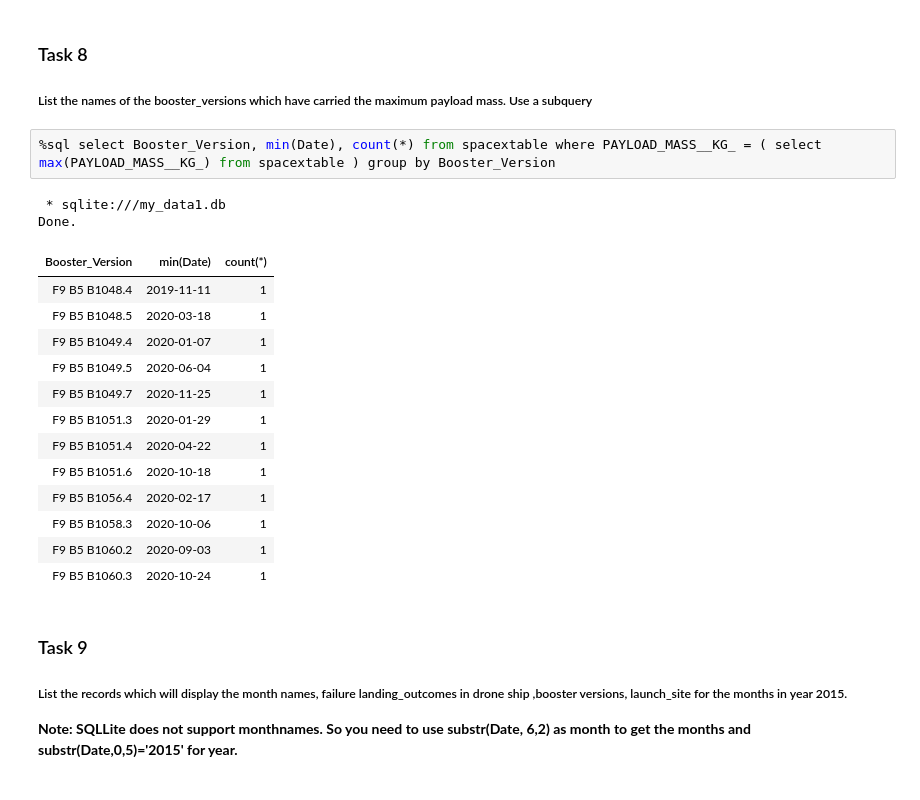
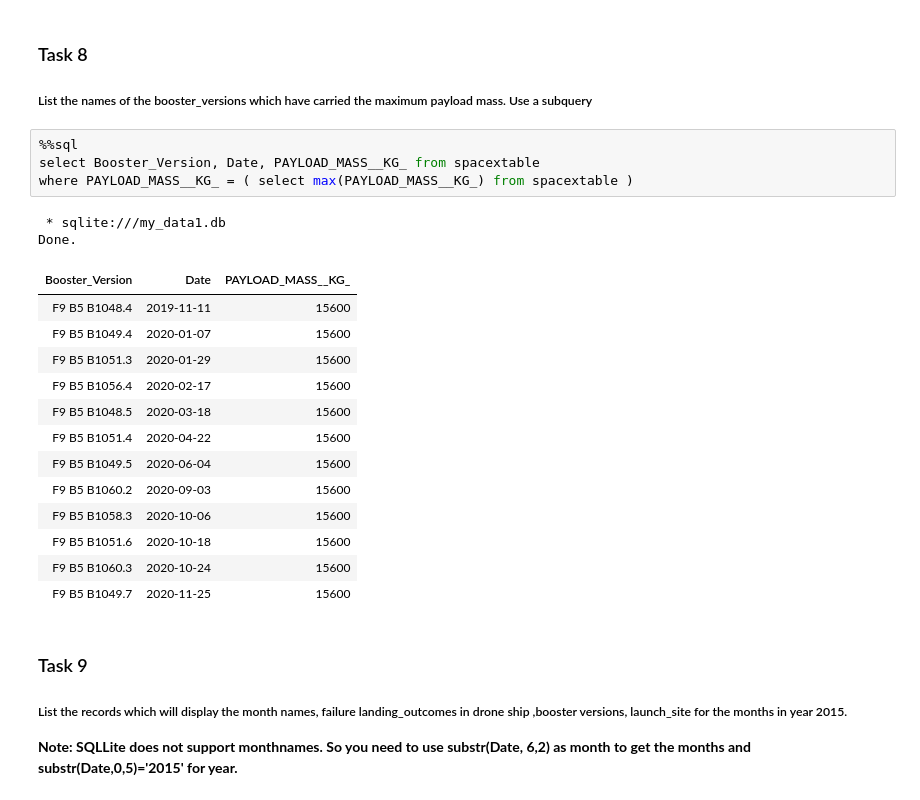
Before and after one commit to mjoppien/testrepo_coursera, a Jupyter notebook: jupyter-labs-eda-sql-coursera_sqllite__mj2.ipynb, the cells around one changed output. Saved outputs shown, nothing was run; the diff lists cells and outputs as text.

```diff
--- a/jupyter-labs-eda-sql-coursera_sqllite__mj2.ipynb
+++ b/jupyter-labs-eda-sql-coursera_sqllite__mj2.ipynb
@@ -243,23 +228,25 @@ Done.
 
 ##### List the   names of the booster_versions which have carried the maximum payload mass. Use a subquery
 # %%
-%sql select Booster_Version, min(Date), count(*) from spacextable where PAYLOAD_MASS__KG_ = ( select max(PAYLOAD_MASS__KG_) from spacextable ) group by Booster_Version
+%%sql
+select Booster_Version, Date, PAYLOAD_MASS__KG_ from spacextable
+where PAYLOAD_MASS__KG_ = ( select max(PAYLOAD_MASS__KG_) from spacextable )
 # %% [output]
  * sqlite:///my_data1.db
 Done.
-| Booster_Version | min(Date) | count(*) |
-| F9 B5 B1048.4 | 2019-11-11 | 1 |
-| F9 B5 B1048.5 | 2020-03-18 | 1 |
-| F9 B5 B1049.4 | 2020-01-07 | 1 |
-| F9 B5 B1049.5 | 2020-06-04 | 1 |
-| F9 B5 B1049.7 | 2020-11-25 | 1 |
-| F9 B5 B1051.3 | 2020-01-29 | 1 |
-| F9 B5 B1051.4 | 2020-04-22 | 1 |
-| F9 B5 B1051.6 | 2020-10-18 | 1 |
-| F9 B5 B1056.4 | 2020-02-17 | 1 |
-| F9 B5 B1058.3 | 2020-10-06 | 1 |
-| F9 B5 B1060.2 | 2020-09-03 | 1 |
-| F9 B5 B1060.3 | 2020-10-24 | 1 |
+| Booster_Version | Date | PAYLOAD_MASS__KG_ |
+| F9 B5 B1048.4 | 2019-11-11 | 15600 |
+| F9 B5 B1049.4 | 2020-01-07 | 15600 |
+| F9 B5 B1051.3 | 2020-01-29 | 15600 |
+| F9 B5 B1056.4 | 2020-02-17 | 15600 |
+| F9 B5 B1048.5 | 2020-03-18 | 15600 |
+| F9 B5 B1051.4 | 2020-04-22 | 15600 |
+| F9 B5 B1049.5 | 2020-06-04 | 15600 |
+| F9 B5 B1060.2 | 2020-09-03 | 15600 |
+| F9 B5 B1058.3 | 2020-10-06 | 15600 |
+| F9 B5 B1051.6 | 2020-10-18 | 15600 |
+| F9 B5 B1060.3 | 2020-10-24 | 15600 |
+| F9 B5 B1049.7 | 2020-11-25 | 15600 |
 # %% [markdown]
 ### Task 9
 
```
Also changed, not shown: parts of 7 cells of this notebook.
